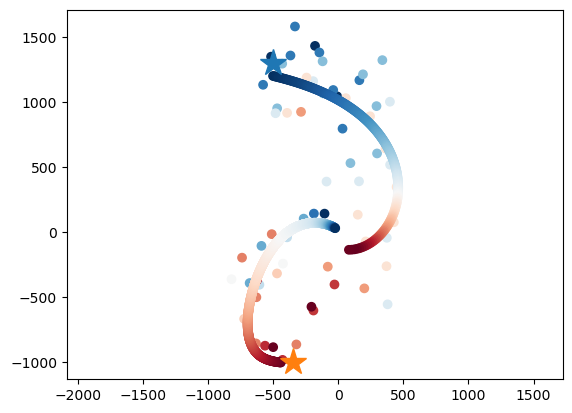
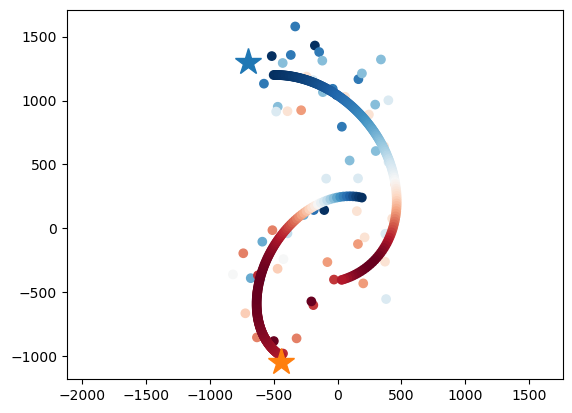
The change to this notebook cell's code, shown as a diff; its figure went from the first image to the second:
--- before
+++ after
@@ -7,4 +7,13 @@
 traj_south_y = traj_south["y"]
 traj_south_v = traj_south["v_los"]
+
+# # combine dataset 
+# traj_north_x = trajs_ns["blue_x"]
+# traj_north_y = trajs_ns["blue_y"]
+# traj_north_v = trajs_ns["blue_v_los"]
+# traj_south_x = trajs_ns["red_x"]
+# traj_south_y = trajs_ns["red_y"]
+# traj_south_v = trajs_ns["red_v_los"]
+
 
 plt.scatter(blue_x_relative_au, blue_y_relative_au, c=blue_v_kms, cmap="RdBu_r")
@@ -17,4 +26,4 @@
 plt.scatter(traj_south_x[:n_stop_south], traj_south_y[:n_stop_south], c=traj_south_v[:n_stop_south],cmap="RdBu_r")
 
-plt.plot(-500,1300,marker="*",markersize=20)
-plt.plot(-350,-1000,marker="*",markersize=20)
+plt.plot(-700,1300,marker="*",markersize=20)
+plt.plot(-440,-1050,marker="*",markersize=20)

Commit: update before codex involve